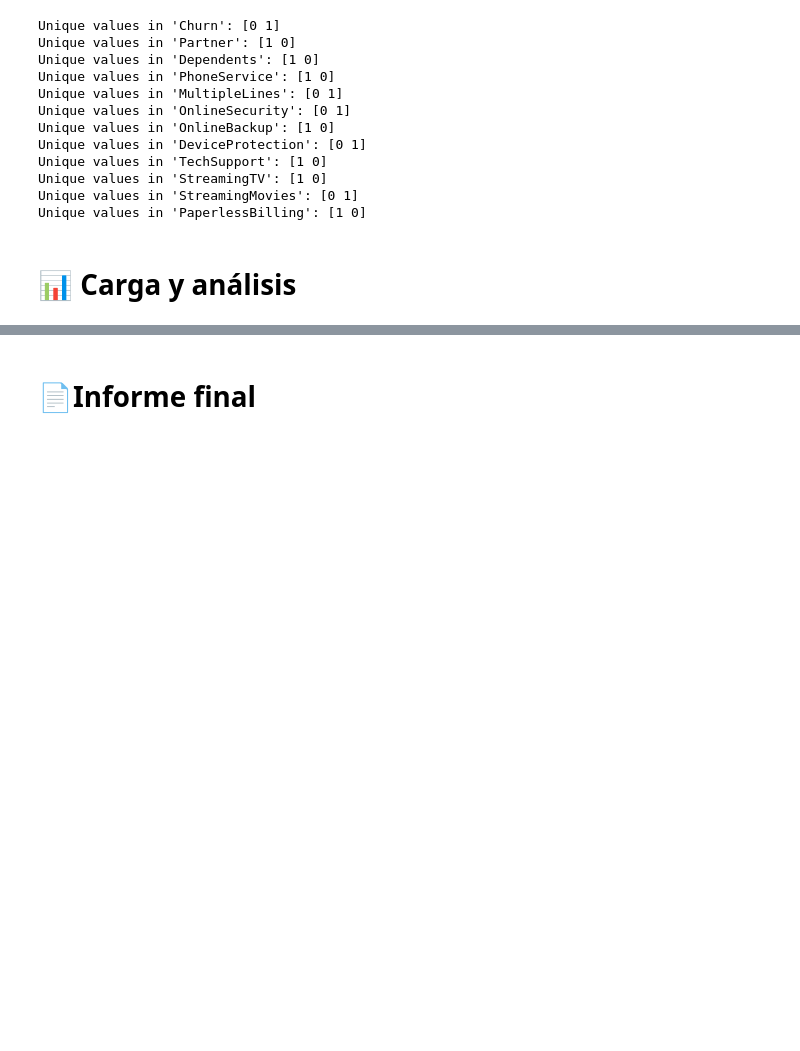
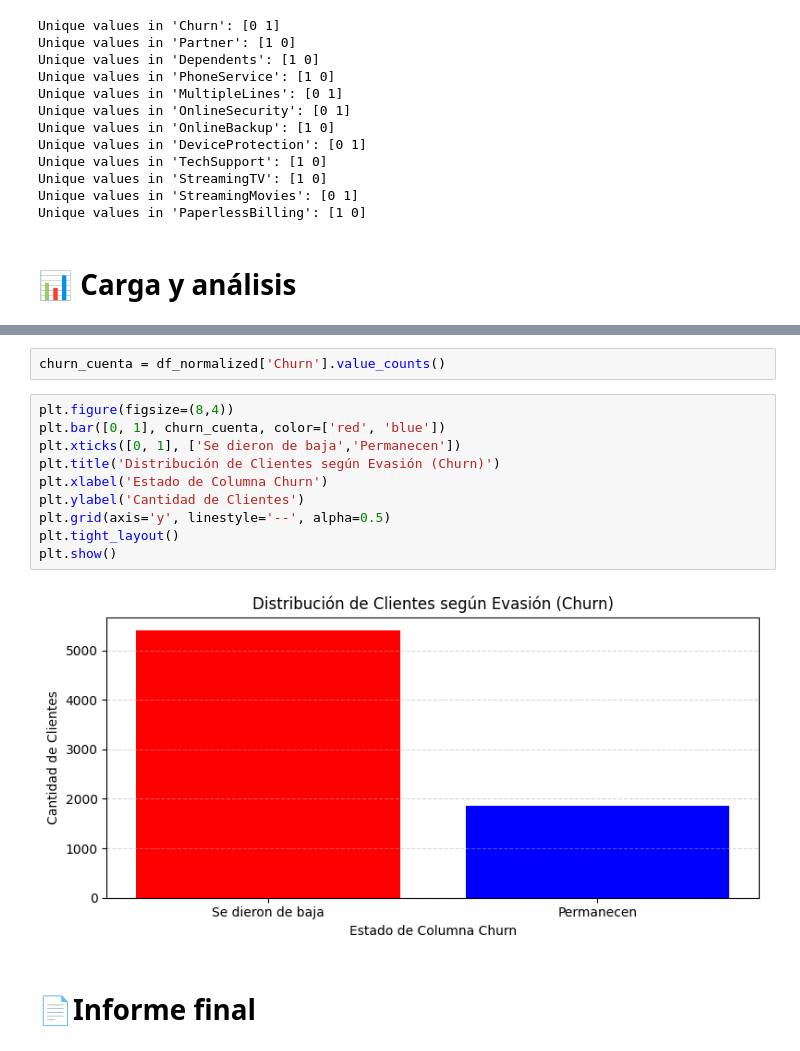
Before and after one commit to TWOD22/DesafioTelecomX, a Jupyter notebook: DesafioTelecomX.ipynb, the cells around one changed output, grey strips where cells are left out. Drawn from its saved outputs; the diff is of its cells as text; blank space fills up the shorter version.

```diff
--- a/DesafioTelecomX.ipynb
+++ b/DesafioTelecomX.ipynb
@@ -268,3 +276,17 @@ import matplotlib as plt
+# %%
+churn_cuenta = df_normalized['Churn'].value_counts()
+# %%
+plt.figure(figsize=(8,4))
+plt.bar([0, 1], churn_cuenta, color=['red', 'blue'])
+plt.xticks([0, 1], ['Se dieron de baja','Permanecen'])
+plt.title('Distribución de Clientes según Evasión (Churn)')
+plt.xlabel('Estado de Columna Churn')
+plt.ylabel('Cantidad de Clientes')
+plt.grid(axis='y', linestyle='--', alpha=0.5)
+plt.tight_layout()
+plt.show()
+# %% [output]
+[figure, added]
 # %% [markdown]
 # 📄Informe final
 # %%
```
Also changed, not shown: parts of 2 cells of this notebook.
